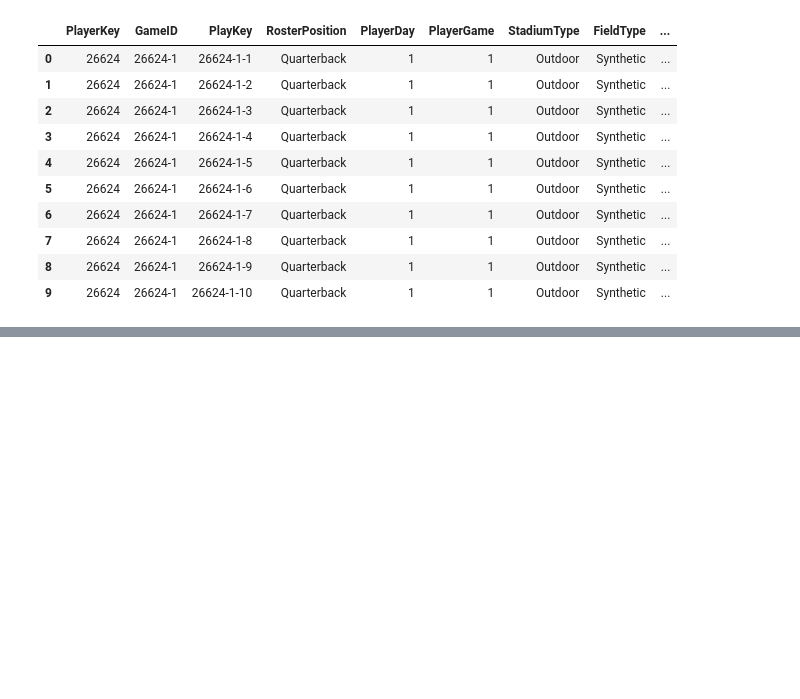
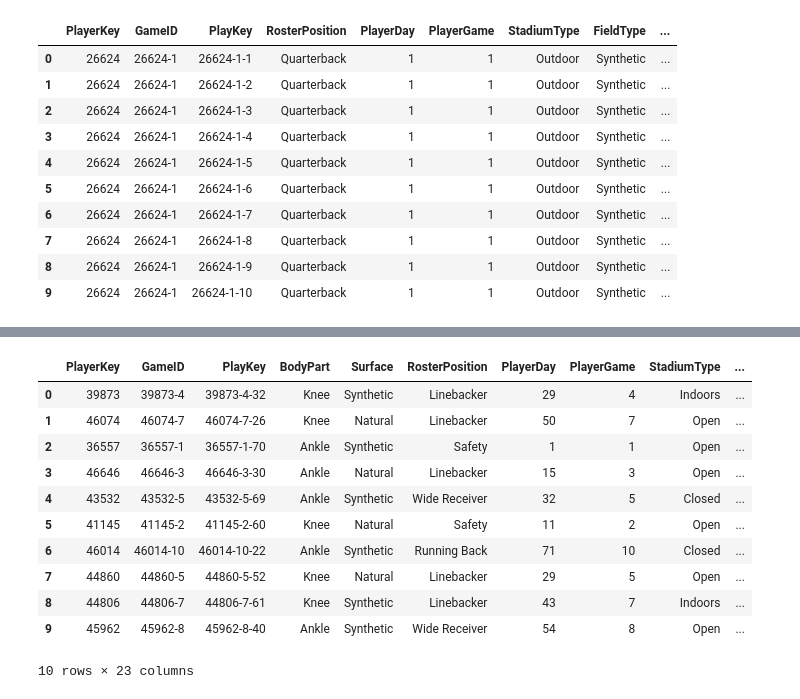
Before and after one commit to daniiprietoo/nfl-injury-analytics, a Jupyter notebook: notebooks/EDA.ipynb, the cells around one changed output, grey strips where cells are left out. Saved outputs shown, nothing was run; the diff lists cells and outputs as text; code cells hidden in the pictures; blank space fills up the shorter version.

```diff
--- a/notebooks/EDA.ipynb
+++ b/notebooks/EDA.ipynb
@@ -186,6 +186,6 @@ Unique values in PlayType: ['Punt' 'Pass' 'Kickoff' 'Rush' 'Punt Not Returned' '
 # %% [markdown]
 ### Replacing null values in StadiumType column
 # %%
-stadium_mapping = play_list.groupby('GameID')['StadiumType'].first()
+stadium_mapping = play_list.groupby('PlayKey')['StadiumType'].first()
 stadium_mapping
 # %% [output]
@@ -459,5 +459,3 @@ dummy.head(10)
 | 7 | 26624 | 26624-1 | 26624-1-8 | Quarterback | 1 | 1 | Outdoor | Synthetic | ... |
 | 8 | 26624 | 26624-1 | 26624-1-9 | Quarterback | 1 | 1 | Outdoor | Synthetic | ... |
 | 9 | 26624 | 26624-1 | 26624-1-10 | Quarterback | 1 | 1 | Outdoor | Synthetic | ... |
-# %%
-combined_data['RestDays'] = dummy['RestDays'].where(combined_data['PlayKey'] == dummy['PlayKey'])
@@ -471,0 +462,3 @@ print(play_list['PlayKey'].nunique(), len(play_list))
+# %%
+tracking_data = pd.read_csv("../data/processed/tracking_aggregated.csv")
+tracking_data.head()
@@ -471,0 +472,17 @@ print(play_list['PlayKey'].nunique(), len(play_list))
+# %%
+combined_data_with_tracking = pd.merge(combined_data, tracking_data, on=['PlayKey'], how='left')
+# %%
+combined_data_with_tracking.head(10)
+# %% [output]
+|  | PlayerKey | GameID | PlayKey | BodyPart | Surface | RosterPosition | PlayerDay | PlayerGame | StadiumType | ... |
+| 0 | 39873 | 39873-4 | 39873-4-32 | Knee | Synthetic | Linebacker | 29 | 4 | Indoors | ... |
+| 1 | 46074 | 46074-7 | 46074-7-26 | Knee | Natural | Linebacker | 50 | 7 | Open | ... |
+| 2 | 36557 | 36557-1 | 36557-1-70 | Ankle | Synthetic | Safety | 1 | 1 | Open | ... |
+| 3 | 46646 | 46646-3 | 46646-3-30 | Ankle | Natural | Linebacker | 15 | 3 | Open | ... |
+| 4 | 43532 | 43532-5 | 43532-5-69 | Ankle | Synthetic | Wide Receiver | 32 | 5 | Closed | ... |
+| 5 | 41145 | 41145-2 | 41145-2-60 | Knee | Natural | Safety | 11 | 2 | Open | ... |
+| 6 | 46014 | 46014-10 | 46014-10-22 | Ankle | Synthetic | Running Back | 71 | 10 | Closed | ... |
+| 7 | 44860 | 44860-5 | 44860-5-52 | Knee | Natural | Linebacker | 29 | 5 | Open | ... |
+| 8 | 44806 | 44806-7 | 44806-7-61 | Knee | Synthetic | Linebacker | 43 | 7 | Indoors | ... |
+| 9 | 45962 | 45962-8 | 45962-8-40 | Ankle | Synthetic | Wide Receiver | 54 | 8 | Open | ... |
+10 rows × 23 columns
```
Also changed, not shown: parts of 19 cells of this notebook, 5 other files.
